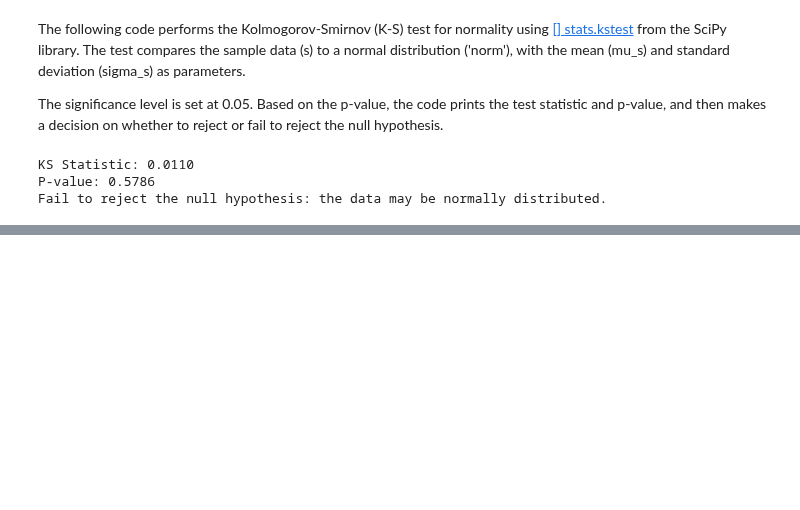
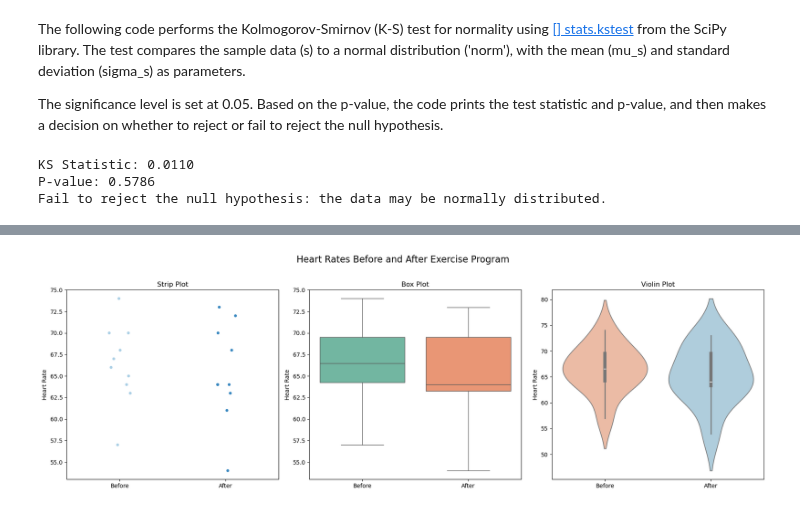
Before and after one commit to Cecilia8989/applied_statistics_assessment, a Jupyter notebook: tasks.ipynb, the cells around one changed output, grey strips where cells are left out. Cells and saved outputs as stored; diff of their text form; code cells hidden in the pictures; blank space fills up the shorter version.

```diff
--- a/tasks.ipynb
+++ b/tasks.ipynb
@@ -515,0 +568,43 @@ Fail to reject the null hypothesis: the data may be normally distributed.
+# %%
+# Create a list of the data
+data = [before, after]
+# %%
+#https://matplotlib.org/stable/users/explain/axes/axes_intro.html
+# https://stackoverflow.com/questions/66442402/matplotlib-with-fig-text-cropped
+# https://datagy.io/seaborn-stripplot/
+# https://www.geeksforgeeks.org/matplotlib-setting-ticks-and-tick-labels/
+
+# Set up the figure with 3 subplots in one row and adjust the figure size
+fig, axs = plt.subplots(1, 3, figsize=(18, 6))
+
+# Set the title for the entire figure
+plt.suptitle('Heart Rates Before and After Exercise Program', fontsize=16)
+
+# Plot 1: Strip plot
+sns.stripplot(data=data, palette='Blues', ax=axs[0])  # Changed the palette to 'Blues'
+axs[0].set_title('Strip Plot', fontsize=12)  # Title for the individual plot
+axs[0].set_ylabel('Heart Rate')  # Y-axis label for the plot
+axs[0].set_xticks([0, 1])  # Set tick positions at 0 and 1
+axs[0].set_xticklabels(['Before', 'After'])  # Custom x-axis labels
+
+# Plot 2: Box plot
+sns.boxplot(data=data, palette='Set2', ax=axs[1])  # Changed the palette to 'Blues'
+axs[1].set_title('Box Plot', fontsize=12)  # Title for the individual plot
+axs[1].set_ylabel('Heart Rate')  # Y-axis label for the plot
+axs[1].set_xticks([0, 1])  # Set tick positions at 0 and 1
+axs[1].set_xticklabels(['Before', 'After'])  # Custom x-axis labels
+
+# Plot 3: Violin plot
+sns.violinplot(data=data, palette='RdBu', ax=axs[2])  # Changed the palette to 'Blues'
+axs[2].set_title('Violin Plot', fontsize=12)  # Title for the individual plot
+axs[2].set_ylabel('Heart Rate')  # Y-axis label for the plot
+axs[2].set_xticks([0, 1])  # Set tick positions at 0 and 1
+axs[2].set_xticklabels(['Before', 'After'])  # Custom x-axis labels
+
+# Adjust the layout to prevent overlapping of elements
+plt.tight_layout(rect=[0, 0, 1, 0.96])  # Adjust to leave space for the main title
+
+# Display the plot
+plt.show()
+# %% [output]
+[figure, added]
```
Also changed, not shown: parts of 6 cells of this notebook.
